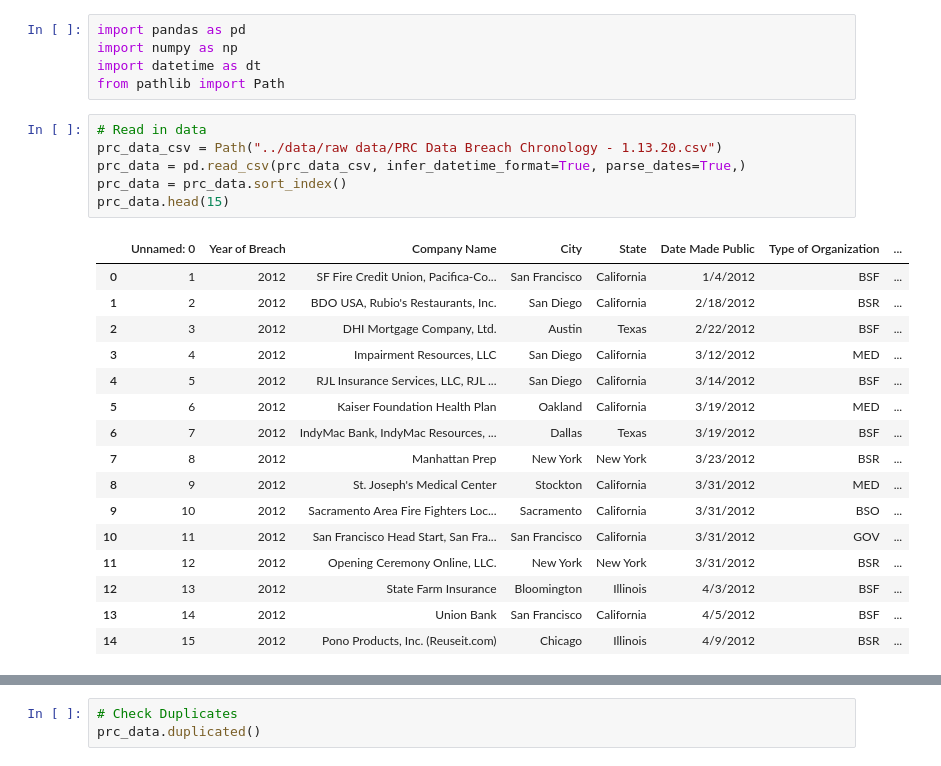
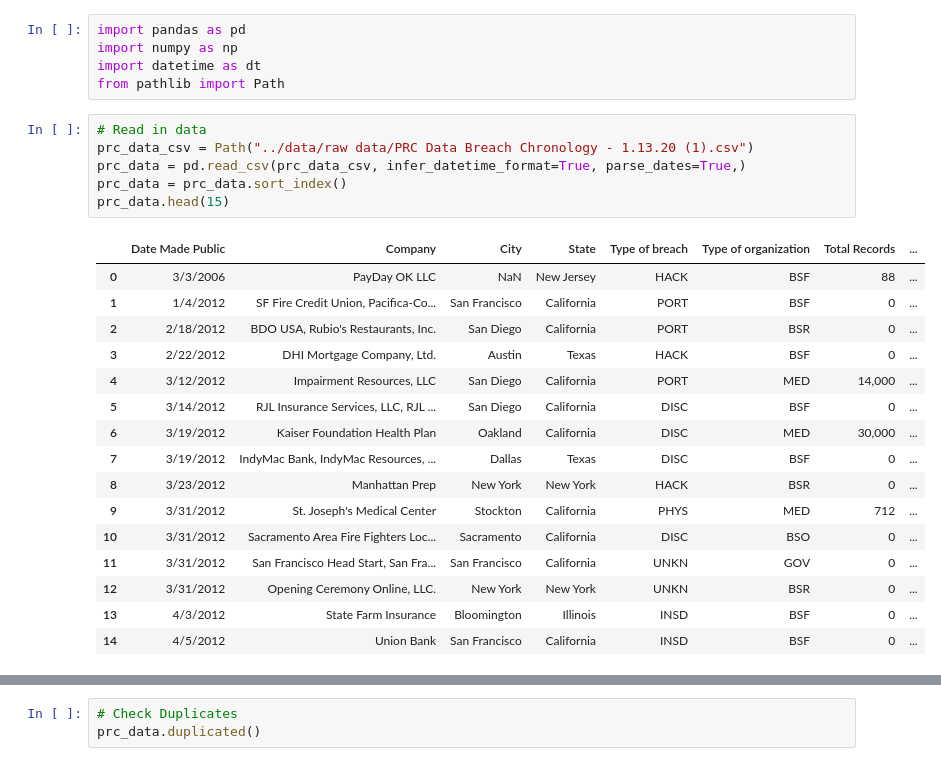
Before and after one commit to chaka37/Project1, a Jupyter notebook: notebooks/tempest.ipynb, the cells around one changed output, grey strips where cells are left out. Drawn from its saved outputs; the diff is of its cells as text.

Commit message:
Final clean prc data

```diff
--- a/notebooks/tempest.ipynb
+++ b/notebooks/tempest.ipynb
@@ -5,27 +5,27 @@ import datetime as dt
 from pathlib import Path
 # %%
 # Read in data
-prc_data_csv = Path("../data/raw data/PRC Data Breach Chronology - 1.13.20.csv")
+prc_data_csv = Path("../data/raw data/PRC Data Breach Chronology - 1.13.20 (1).csv")
 prc_data = pd.read_csv(prc_data_csv, infer_datetime_format=True, parse_dates=True,)
 prc_data = prc_data.sort_index()
 prc_data.head(15)
 # %% [output]
-|  | Unnamed: 0 | Year of Breach | Company Name | City | State | Date Made Public | Type of Organization | ... |
-| 0 | 1 | 2012 | SF Fire Credit Union, Pacifica-Co... | San Francisco | California | 1/4/2012 | BSF | ... |
-| 1 | 2 | 2012 | BDO USA, Rubio's Restaurants, Inc. | San Diego | California | 2/18/2012 | BSR | ... |
-| 2 | 3 | 2012 | DHI Mortgage Company, Ltd. | Austin | Texas | 2/22/2012 | BSF | ... |
-| 3 | 4 | 2012 | Impairment Resources, LLC | San Diego | California | 3/12/2012 | MED | ... |
-| 4 | 5 | 2012 | RJL Insurance Services, LLC, RJL ... | San Diego | California | 3/14/2012 | BSF | ... |
-| 5 | 6 | 2012 | Kaiser Foundation Health Plan | Oakland | California | 3/19/2012 | MED | ... |
-| 6 | 7 | 2012 | IndyMac Bank, IndyMac Resources, ... | Dallas | Texas | 3/19/2012 | BSF | ... |
-| 7 | 8 | 2012 | Manhattan Prep | New York | New York | 3/23/2012 | BSR | ... |
-| 8 | 9 | 2012 | St. Joseph's Medical Center | Stockton | California | 3/31/2012 | MED | ... |
-| 9 | 10 | 2012 | Sacramento Area Fire Fighters Loc... | Sacramento | California | 3/31/2012 | BSO | ... |
-| 10 | 11 | 2012 | San Francisco Head Start, San Fra... | San Francisco | California | 3/31/2012 | GOV | ... |
-| 11 | 12 | 2012 | Opening Ceremony Online, LLC. | New York | New York | 3/31/2012 | BSR | ... |
-| 12 | 13 | 2012 | State Farm Insurance | Bloomington | Illinois | 4/3/2012 | BSF | ... |
-| 13 | 14 | 2012 | Union Bank | San Francisco | California | 4/5/2012 | BSF | ... |
-| 14 | 15 | 2012 | Pono Products, Inc. (Reuseit.com) | Chicago | Illinois | 4/9/2012 | BSR | ... |
+|  | Date Made Public | Company | City | State | Type of breach | Type of organization | Total Records | ... |
+| 0 | 3/3/2006 | PayDay OK LLC | NaN | New Jersey | HACK | BSF | 88 | ... |
+| 1 | 1/4/2012 | SF Fire Credit Union, Pacifica-Co... | San Francisco | California | PORT | BSF | 0 | ... |
+| 2 | 2/18/2012 | BDO USA, Rubio's Restaurants, Inc. | San Diego | California | PORT | BSR | 0 | ... |
+| 3 | 2/22/2012 | DHI Mortgage Company, Ltd. | Austin | Texas | HACK | BSF | 0 | ... |
+| 4 | 3/12/2012 | Impairment Resources, LLC | San Diego | California | PORT | MED | 14,000 | ... |
+| 5 | 3/14/2012 | RJL Insurance Services, LLC, RJL ... | San Diego | California | DISC | BSF | 0 | ... |
+| 6 | 3/19/2012 | Kaiser Foundation Health Plan | Oakland | California | DISC | MED | 30,000 | ... |
+| 7 | 3/19/2012 | IndyMac Bank, IndyMac Resources, ... | Dallas | Texas | DISC | BSF | 0 | ... |
+| 8 | 3/23/2012 | Manhattan Prep | New York | New York | HACK | BSR | 0 | ... |
+| 9 | 3/31/2012 | St. Joseph's Medical Center | Stockton | California | PHYS | MED | 712 | ... |
+| 10 | 3/31/2012 | Sacramento Area Fire Fighters Loc... | Sacramento | California | DISC | BSO | 0 | ... |
+| 11 | 3/31/2012 | San Francisco Head Start, San Fra... | San Francisco | California | UNKN | GOV | 0 | ... |
+| 12 | 3/31/2012 | Opening Ceremony Online, LLC. | New York | New York | UNKN | BSR | 0 | ... |
+| 13 | 4/3/2012 | State Farm Insurance | Bloomington | Illinois | INSD | BSF | 0 | ... |
+| 14 | 4/5/2012 | Union Bank | San Francisco | California | INSD | BSF | 0 | ... |
 # %%
 #Check Types of breach
 prc_data["Type of breach"].value_counts()
```
Also changed, not shown: parts of 3 cells of this notebook, 1 other file.
